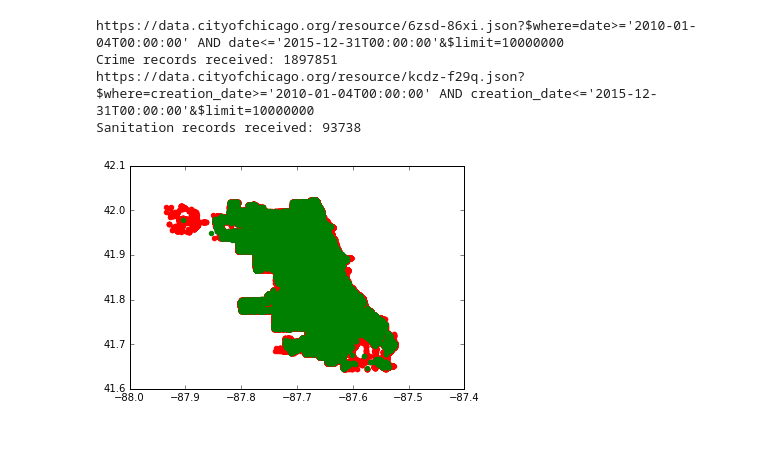
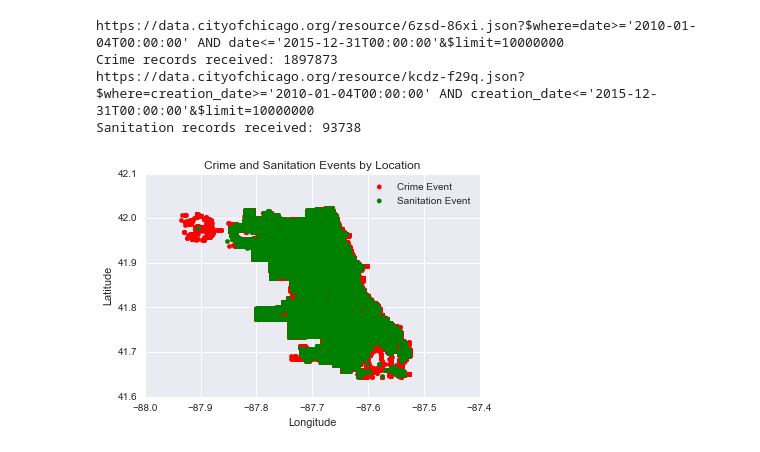
Before and after one commit to Fggw/downloader, a Jupyter notebook: Crime+Sanit Clean.ipynb, the cells around one changed output. Saved outputs shown, nothing was run; the diff lists cells and outputs as text; code cells hidden in the pictures.

Commit message:
add .gitignroe and crime

```diff
--- a/Crime+Sanit Clean.ipynb
+++ b/Crime+Sanit Clean.ipynb
@@ -11,7 +15,7 @@ import matplotlib.pyplot as plt
 
 %matplotlib inline
 # %%
-dat = pd.read_csv("data_ready.csv")
+dat = pd.read_csv("data/data_built_features.csv")
 dat['inspection_date'] = pd.to_datetime(dat['inspection_date'])
 start = dat['inspection_date'].min()
 end = pd.Timestamp('2015-12-31')
@@ -19,16 +23,20 @@ end = pd.Timestamp('2015-12-31')
 crime, sanit = main(start, end, 100)
 # %% [output]
 https://data.cityofchicago.org/resource/6zsd-86xi.json?$where=date>='2010-01-04T00:00:00' AND date<='2015-12-31T00:00:00'&$limit=10000000
-Crime records received: 1897851
+Crime records received: 1897873
 https://data.cityofchicago.org/resource/kcdz-f29q.json?$where=creation_date>='2010-01-04T00:00:00' AND creation_date<='2015-12-31T00:00:00'&$limit=10000000
 Sanitation records received: 93738
 # %%
 crime_sub = crime[(crime['longitude'] >= -88.5) & (crime['latitude'] >= 41)]
 sanit_sub = sanit[(sanit['longitude'] >= -88.5) & (sanit['latitude'] >= 41)]
 
 plt.figure()
-plt.scatter(crime_sub['longitude'], crime_sub['latitude'], color='red')
-plt.scatter(sanit_sub['longitude'], sanit_sub['latitude'], color='green')
+plt.title("Crime and Sanitation Events by Location")
+plt.scatter(crime_sub['longitude'], crime_sub['latitude'], color='red', label='Crime Event')
+plt.scatter(sanit_sub['longitude'], sanit_sub['latitude'], color='green', label = 'Sanitation Event')
+plt.legend()
+plt.xlabel('Longitude')
+plt.ylabel('Latitude')
 plt.show()
 # %% [output]
-[figure, old version]
+[figure, new version]
```
Also changed, not shown: parts of 16 cells of this notebook, 5 other files.
